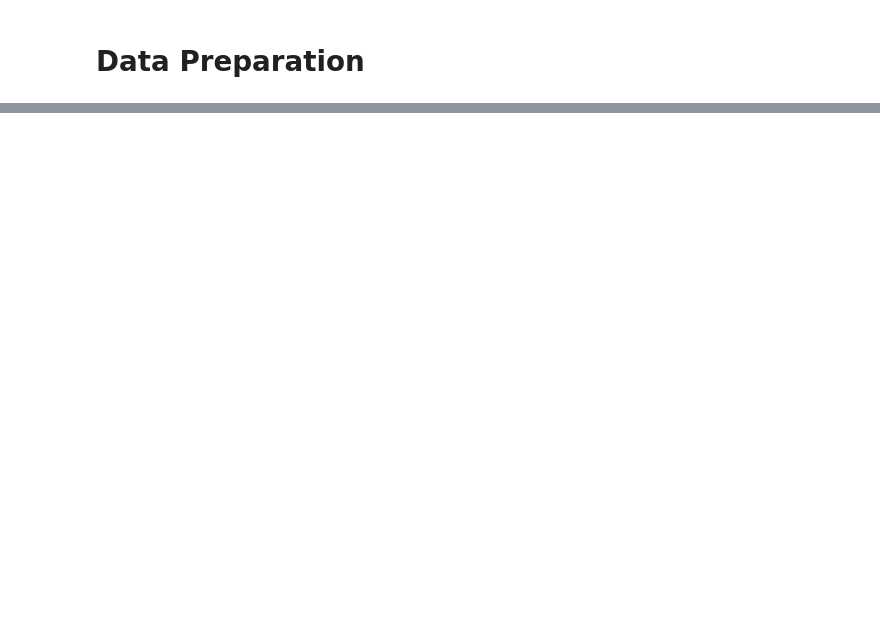
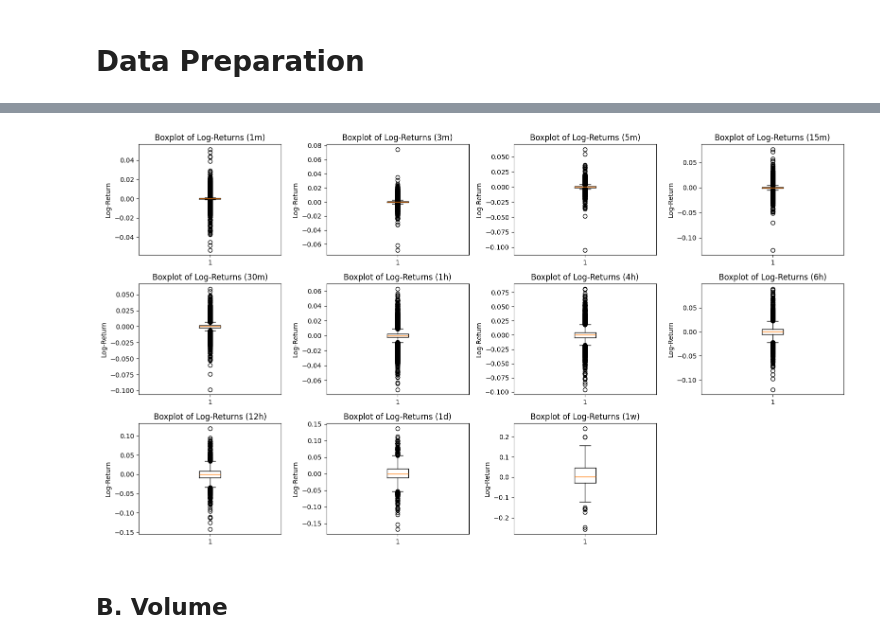
Before and after one commit to dleeim/coracle, a Jupyter notebook: src/EDA_BTCUSDT-bybit-perp.ipynb, the cells around one changed output, grey strips where cells are left out. Cells and saved outputs as stored; diff of their text form; code cells hidden in the pictures; blank space fills up the shorter version.

```diff
--- a/src/EDA_BTCUSDT-bybit-perp.ipynb
+++ b/src/EDA_BTCUSDT-bybit-perp.ipynb
@@ -122,0 +283,20 @@ Descriptive Statistics:
+# %%
+fig, axes = plt.subplots(rows, cols, figsize=(4 * cols, 3 * rows))
+axes = axes.flatten()
+
+for i, tf in enumerate(timeframes):
+    ax = axes[i]
+    ax.boxplot(rets[tf])
+    ax.set_title(f"Boxplot of Log-Returns ({tf})")
+    ax.set_ylabel("Log-Return")
+
+# Remove any unused subplots
+for j in range(n, rows * cols):
+    fig.delaxes(axes[j])
+
+fig.tight_layout()
+plt.show()
+# %% [output]
+[figure, added]
+# %% [markdown]
+## B. Volume
```
Also changed, not shown: parts of 20 cells of this notebook.
